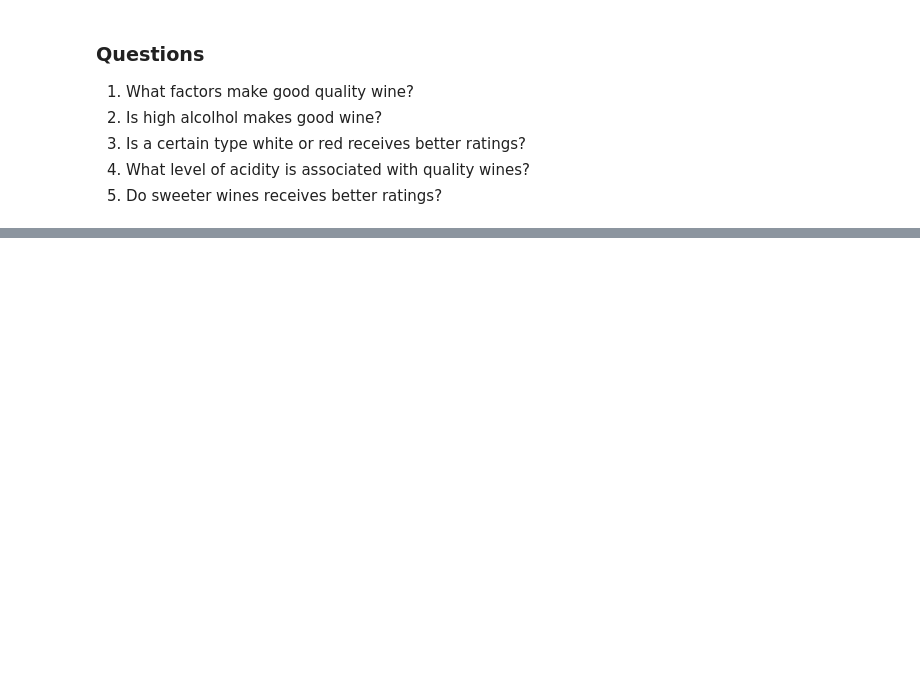
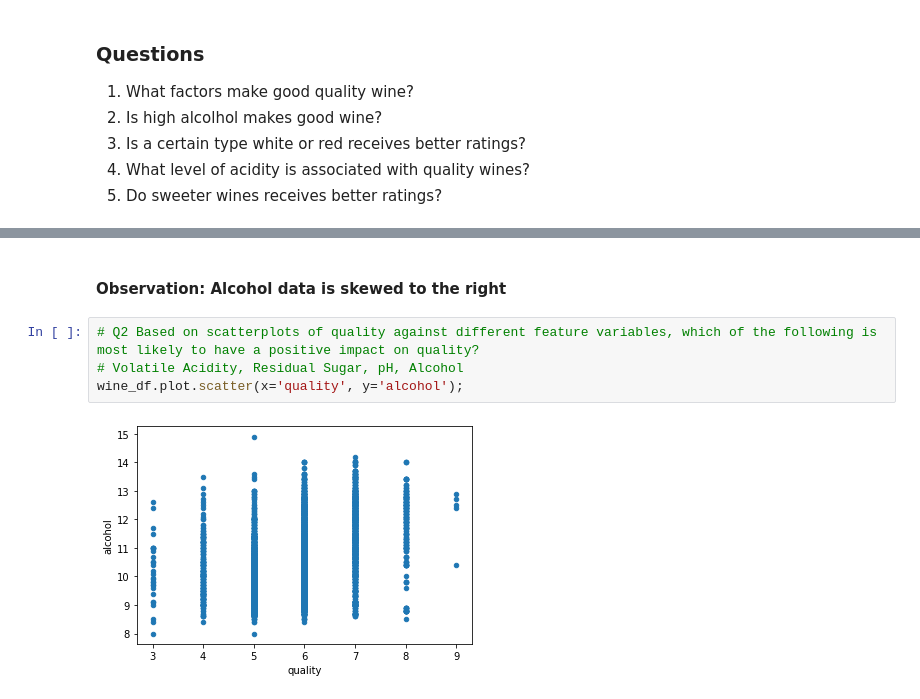
Before and after one commit to sumithub/ds-ml, a Jupyter notebook: udacity/Data_Analysis_Nano_Degree/DataAnalysis/Lesson 4 Case Study 1/Wines EDA.ipynb, the cells around one changed output, grey strips where cells are left out. Drawn from its saved outputs; the diff is of its cells as text; blank space fills up the shorter version.

```diff
--- a/udacity/Data_Analysis_Nano_Degree/DataAnalysis/Lesson 4 Case Study 1/Wines EDA.ipynb
+++ b/udacity/Data_Analysis_Nano_Degree/DataAnalysis/Lesson 4 Case Study 1/Wines EDA.ipynb
@@ -26,0 +187,8 @@ red_df.head()
+# %% [markdown]
+#### Observation: Alcohol data is skewed to the right
+# %%
+# Q2 Based on scatterplots of quality against different feature variables, which of the following is most likely to have a positive impact on quality?
+# Volatile Acidity, Residual Sugar, pH, Alcohol
+wine_df.plot.scatter(x='quality', y='alcohol');
+# %% [output]
+[figure, added]
```
Also changed, not shown: parts of 55 cells of this notebook, 3 other files.
